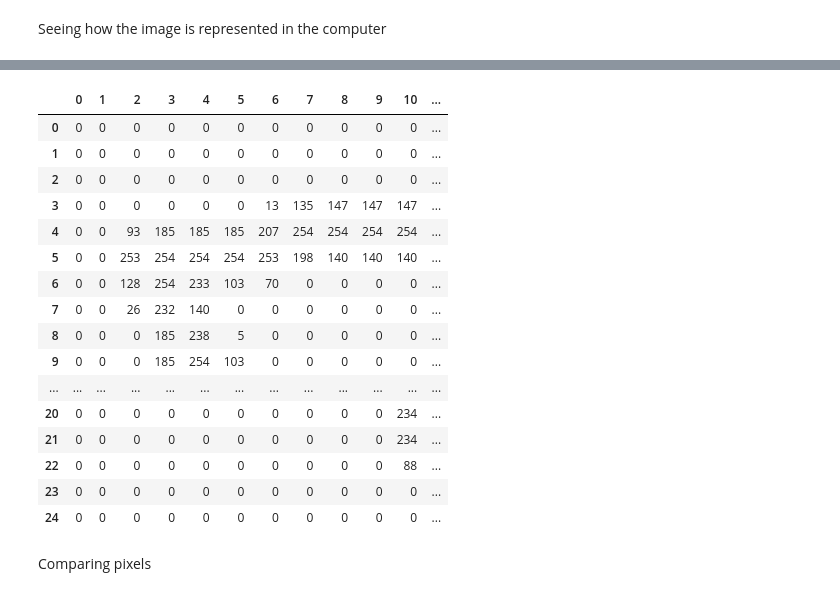
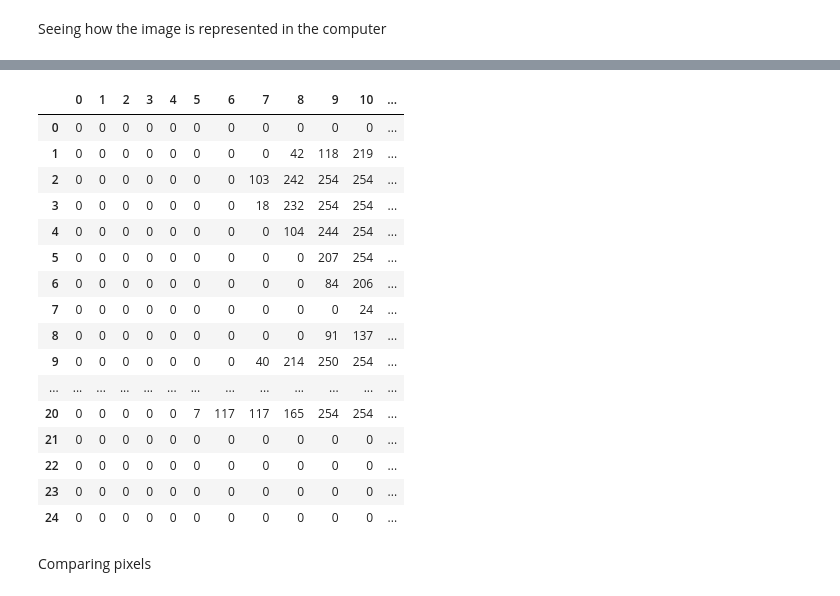
Before and after one commit to Arjun-G-Ravi/Basic-AI-Projects, a Jupyter notebook: MNISTClassification.ipynb, the cells around one changed output, grey strips where cells are left out. Saved outputs shown, nothing was run; the diff lists cells and outputs as text; code cells hidden in the pictures.

```diff
--- a/MNISTClassification.ipynb
+++ b/MNISTClassification.ipynb
@@ -95,23 +65,24 @@ tensor([[  0,   0,   0,   0,   0,   0,   0,   0,   0,   0,   0,   0,   0,   0,
 # %%
+s = tensor(Image.open(threes[0]))
 df = pd.DataFrame(s[3:28,3:28])
 df = df.style.set_properties(**{'font-size':'6pt'}).background_gradient('Greys')
 df
 # %% [output]
 |  | 0 | 1 | 2 | 3 | 4 | 5 | 6 | 7 | 8 | 9 | 10 | ... |
 | 0 | 0 | 0 | 0 | 0 | 0 | 0 | 0 | 0 | 0 | 0 | 0 | ... |
-| 1 | 0 | 0 | 0 | 0 | 0 | 0 | 0 | 0 | 0 | 0 | 0 | ... |
-| 2 | 0 | 0 | 0 | 0 | 0 | 0 | 0 | 0 | 0 | 0 | 0 | ... |
-| 3 | 0 | 0 | 0 | 0 | 0 | 0 | 13 | 135 | 147 | 147 | 147 | ... |
-| 4 | 0 | 0 | 93 | 185 | 185 | 185 | 207 | 254 | 254 | 254 | 254 | ... |
-| 5 | 0 | 0 | 253 | 254 | 254 | 254 | 253 | 198 | 140 | 140 | 140 | ... |
-| 6 | 0 | 0 | 128 | 254 | 233 | 103 | 70 | 0 | 0 | 0 | 0 | ... |
-| 7 | 0 | 0 | 26 | 232 | 140 | 0 | 0 | 0 | 0 | 0 | 0 | ... |
-| 8 | 0 | 0 | 0 | 185 | 238 | 5 | 0 | 0 | 0 | 0 | 0 | ... |
-| 9 | 0 | 0 | 0 | 185 | 254 | 103 | 0 | 0 | 0 | 0 | 0 | ... |
+| 1 | 0 | 0 | 0 | 0 | 0 | 0 | 0 | 0 | 42 | 118 | 219 | ... |
+| 2 | 0 | 0 | 0 | 0 | 0 | 0 | 0 | 103 | 242 | 254 | 254 | ... |
+| 3 | 0 | 0 | 0 | 0 | 0 | 0 | 0 | 18 | 232 | 254 | 254 | ... |
+| 4 | 0 | 0 | 0 | 0 | 0 | 0 | 0 | 0 | 104 | 244 | 254 | ... |
+| 5 | 0 | 0 | 0 | 0 | 0 | 0 | 0 | 0 | 0 | 207 | 254 | ... |
+| 6 | 0 | 0 | 0 | 0 | 0 | 0 | 0 | 0 | 0 | 84 | 206 | ... |
+| 7 | 0 | 0 | 0 | 0 | 0 | 0 | 0 | 0 | 0 | 0 | 24 | ... |
+| 8 | 0 | 0 | 0 | 0 | 0 | 0 | 0 | 0 | 0 | 91 | 137 | ... |
+| 9 | 0 | 0 | 0 | 0 | 0 | 0 | 0 | 40 | 214 | 250 | 254 | ... |
 | ... | ... | ... | ... | ... | ... | ... | ... | ... | ... | ... | ... | ... |
-| 20 | 0 | 0 | 0 | 0 | 0 | 0 | 0 | 0 | 0 | 0 | 234 | ... |
-| 21 | 0 | 0 | 0 | 0 | 0 | 0 | 0 | 0 | 0 | 0 | 234 | ... |
-| 22 | 0 | 0 | 0 | 0 | 0 | 0 | 0 | 0 | 0 | 0 | 88 | ... |
+| 20 | 0 | 0 | 0 | 0 | 0 | 7 | 117 | 117 | 165 | 254 | 254 | ... |
+| 21 | 0 | 0 | 0 | 0 | 0 | 0 | 0 | 0 | 0 | 0 | 0 | ... |
+| 22 | 0 | 0 | 0 | 0 | 0 | 0 | 0 | 0 | 0 | 0 | 0 | ... |
 | 23 | 0 | 0 | 0 | 0 | 0 | 0 | 0 | 0 | 0 | 0 | 0 | ... |
 | 24 | 0 | 0 | 0 | 0 | 0 | 0 | 0 | 0 | 0 | 0 | 0 | ... |
 # %% [markdown]
```
Also changed, not shown: parts of 18 cells of this notebook.
